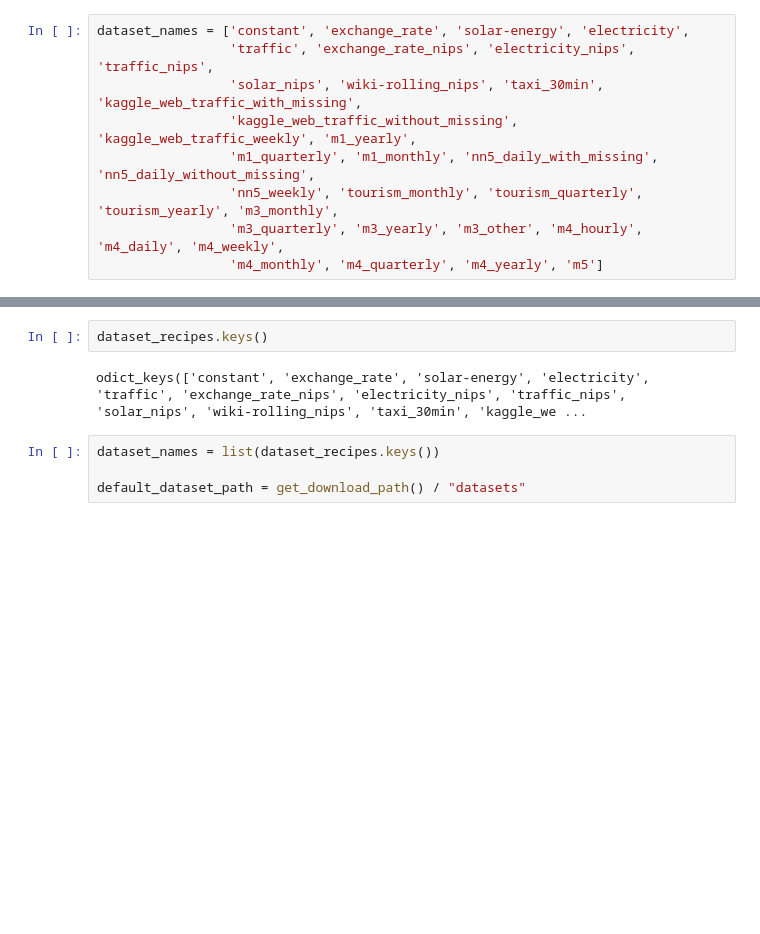
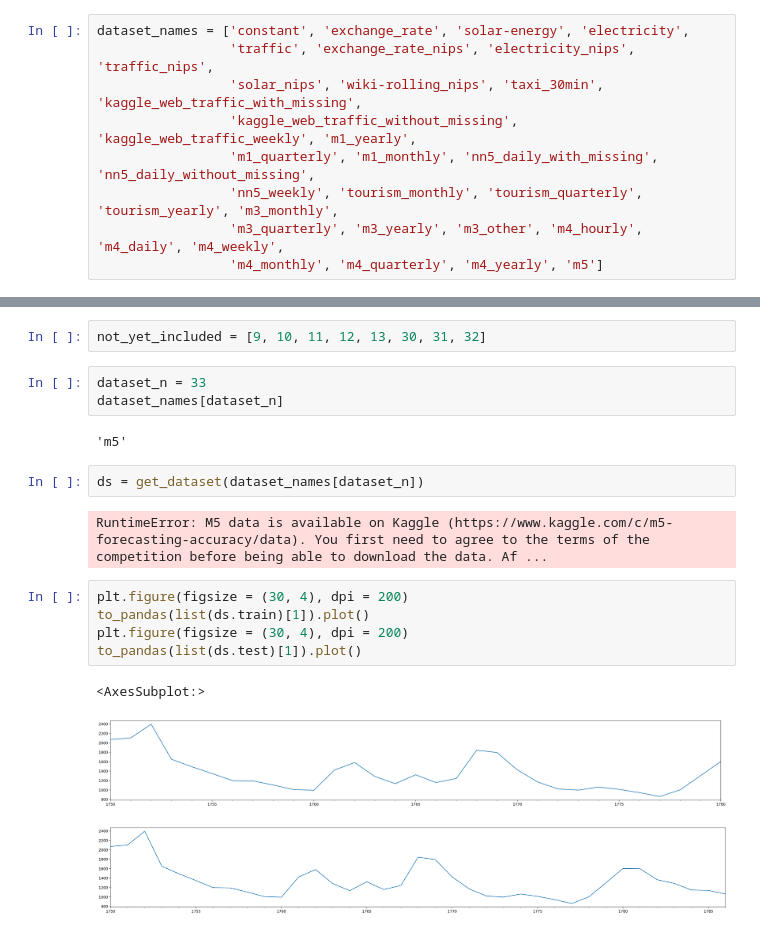
Before and after one commit to neuralprophet/benchmark_prophet, a Jupyter notebook: notebooks/gluon.ipynb, the cells around one changed output, grey strips where cells are left out. Cells and saved outputs as stored; diff of their text form; blank space fills up the shorter version.

```diff
--- a/notebooks/gluon.ipynb
+++ b/notebooks/gluon.ipynb
@@ -284,8 +19,20 @@ dataset_recipes = OrderedDict(
-# %%
-dataset_recipes.keys()
-# %% [output]
-odict_keys(['constant', 'exchange_rate', 'solar-energy', 'electricity', 'traffic', 'exchange_rate_nips', 'electricity_nips', 'traffic_nips', 'solar_nips', 'wiki-rolling_nips', 'taxi_30min', 'kaggle_we ...
-# %%
-dataset_names = list(dataset_recipes.keys())
-
-default_dataset_path = get_download_path() / "datasets"
+# %%
+not_yet_included = [9, 10, 11, 12, 13, 30, 31, 32]
+# %%
+dataset_n = 33
+dataset_names[dataset_n]
+# %% [output]
+'m5'
+# %%
+ds = get_dataset(dataset_names[dataset_n])
+# %% [output]
+RuntimeError: M5 data is available on Kaggle (https://www.kaggle.com/c/m5-forecasting-accuracy/data). You first need to agree to the terms of the competition before being able to download the data. Af ...
+# %%
+plt.figure(figsize = (30, 4), dpi = 200)
+to_pandas(list(ds.train)[1]).plot()
+plt.figure(figsize = (30, 4), dpi = 200)
+to_pandas(list(ds.test)[1]).plot()
+# %% [output]
+<AxesSubplot:>
+[figure, added]
+[figure, added]
```
Also changed, not shown: parts of 40 cells of this notebook, 13 other files.
